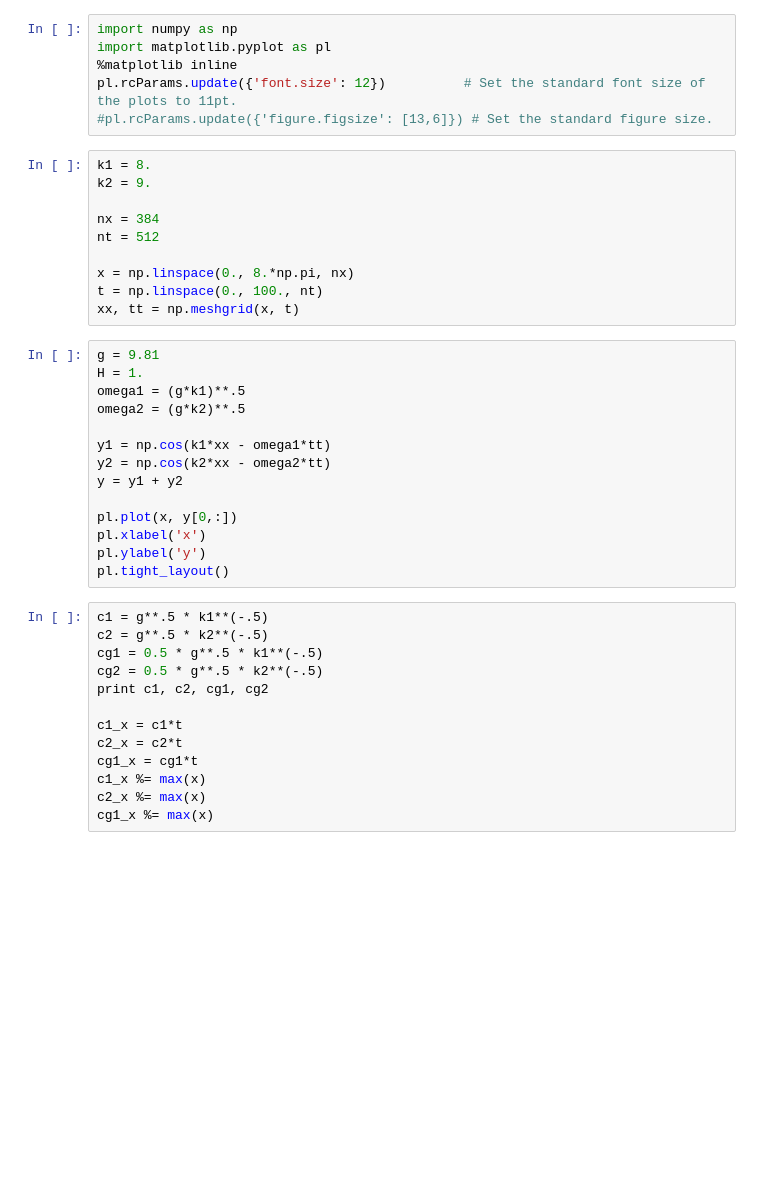
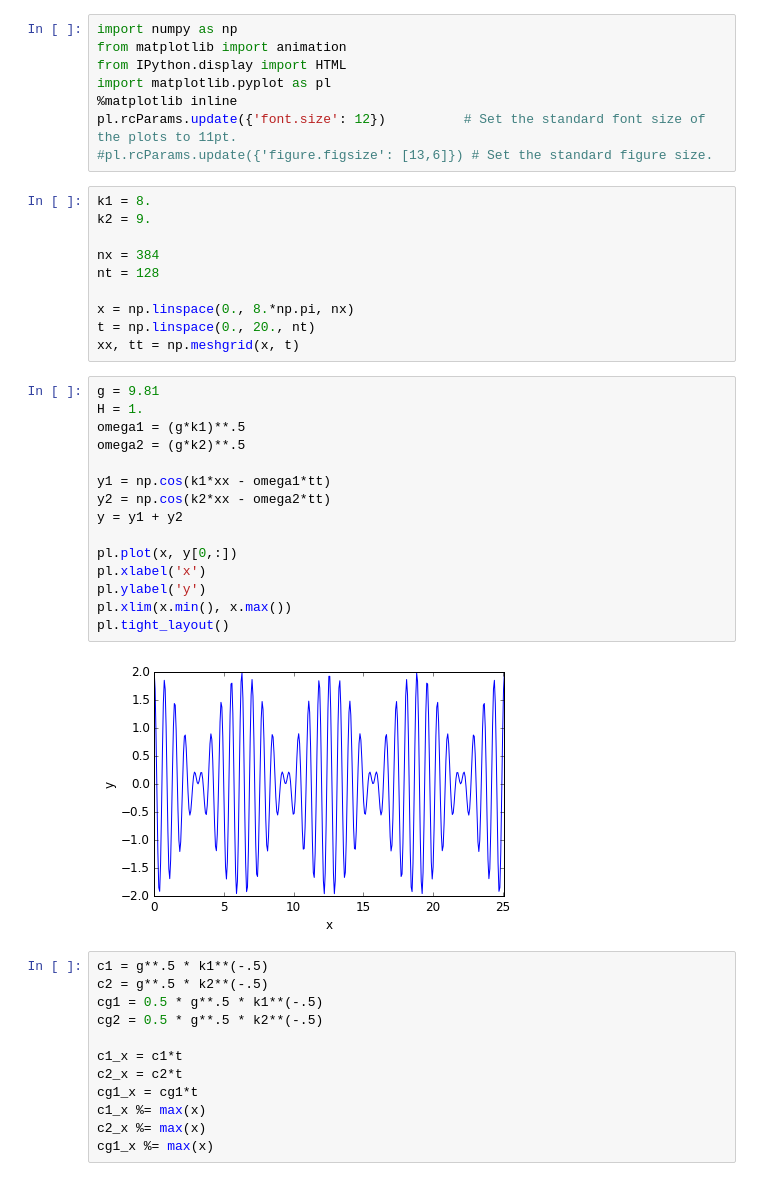
Before and after one commit to Chiil/dynamic_meteorology, a Jupyter notebook: Wave packet.ipynb, the cells around one changed output. Drawn from its saved outputs; the diff is of its cells as text; blank space fills up the shorter version.

```diff
--- a/Wave packet.ipynb
+++ b/Wave packet.ipynb
@@ -1,5 +1,7 @@
 # %%
 import numpy as np
+from matplotlib import animation
+from IPython.display import HTML
 import matplotlib.pyplot as pl
 %matplotlib inline
 pl.rcParams.update({'font.size': 12})          # Set the standard font size of the plots to 11pt.
@@ -9,31 +11,33 @@ k1 = 8.
 k2 = 9.
 
 nx = 384
-nt = 512
+nt = 128
 
 x = np.linspace(0., 8.*np.pi, nx)
-t = np.linspace(0., 100., nt)
+t = np.linspace(0., 20., nt)
 xx, tt = np.meshgrid(x, t)
 # %%
 g = 9.81
 H = 1.
 omega1 = (g*k1)**.5
 omega2 = (g*k2)**.5
 
 y1 = np.cos(k1*xx - omega1*tt)
 y2 = np.cos(k2*xx - omega2*tt)
 y = y1 + y2
 
 pl.plot(x, y[0,:])
 pl.xlabel('x')
 pl.ylabel('y')
+pl.xlim(x.min(), x.max())
 pl.tight_layout()
+# %% [output]
+[figure, added]
 # %%
 c1 = g**.5 * k1**(-.5)
 c2 = g**.5 * k2**(-.5)
 cg1 = 0.5 * g**.5 * k1**(-.5)
 cg2 = 0.5 * g**.5 * k2**(-.5)
-print c1, c2, cg1, cg2
 
 c1_x = c1*t
 c2_x = c2*t
```
Also changed, not shown: parts of 2 cells of this notebook.
